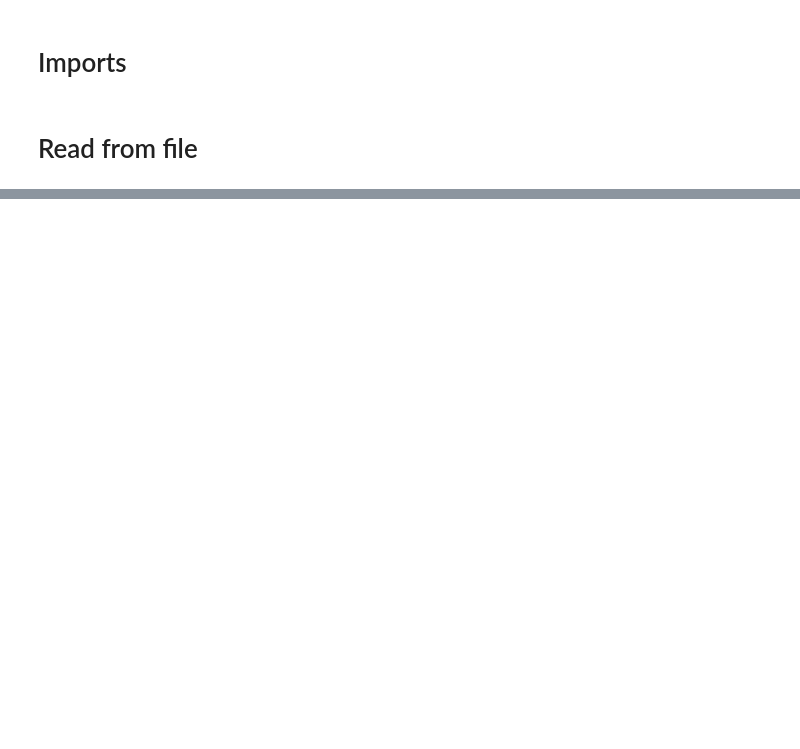
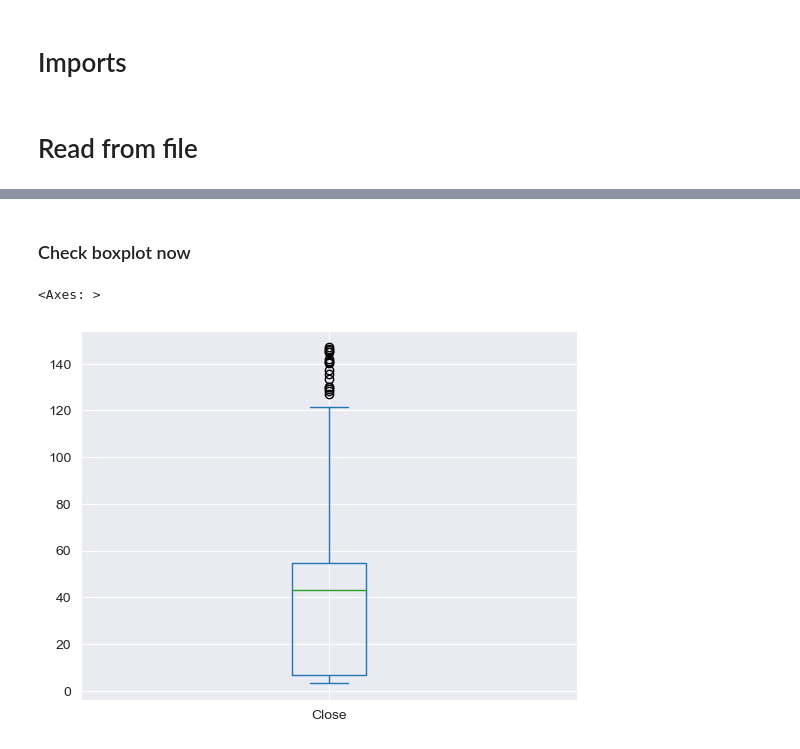
Before and after one commit to rasmusjs/DAVE3625-1-23H-Intro-To-AI-Assignment-2, a Jupyter notebook: main.ipynb, the cells around one changed output, grey strips where cells are left out. Cells and saved outputs as stored; diff of their text form; code cells hidden in the pictures; blank space fills up the shorter version.

```diff
--- a/main.ipynb
+++ b/main.ipynb
@@ -25,0 +89,19 @@ df.head()
+# %%
+# Calculate the IQR for 'percent_delay'
+Q1 = df['Close'].quantile(0.25)
+Q3 = df['Close'].quantile(0.75)
+IQR = Q3 - Q1
+
+# Define the lower and upper bounds for outliers
+lower_bound = Q1 - 1.5 * IQR
+upper_bound = Q3 + 1.5 * IQR
+
+# Remove rows with 'percent_delay' values outside the bounds
+df = df[(df['Close'] >= lower_bound) & (df['Close'] <= upper_bound)]
+# %% [markdown]
+### Check boxplot now
+# %%
+df['Close'].plot.box()
+# %% [output]
+<Axes: >
+[figure, added]
```
Also changed, not shown: parts of 25 cells of this notebook.
